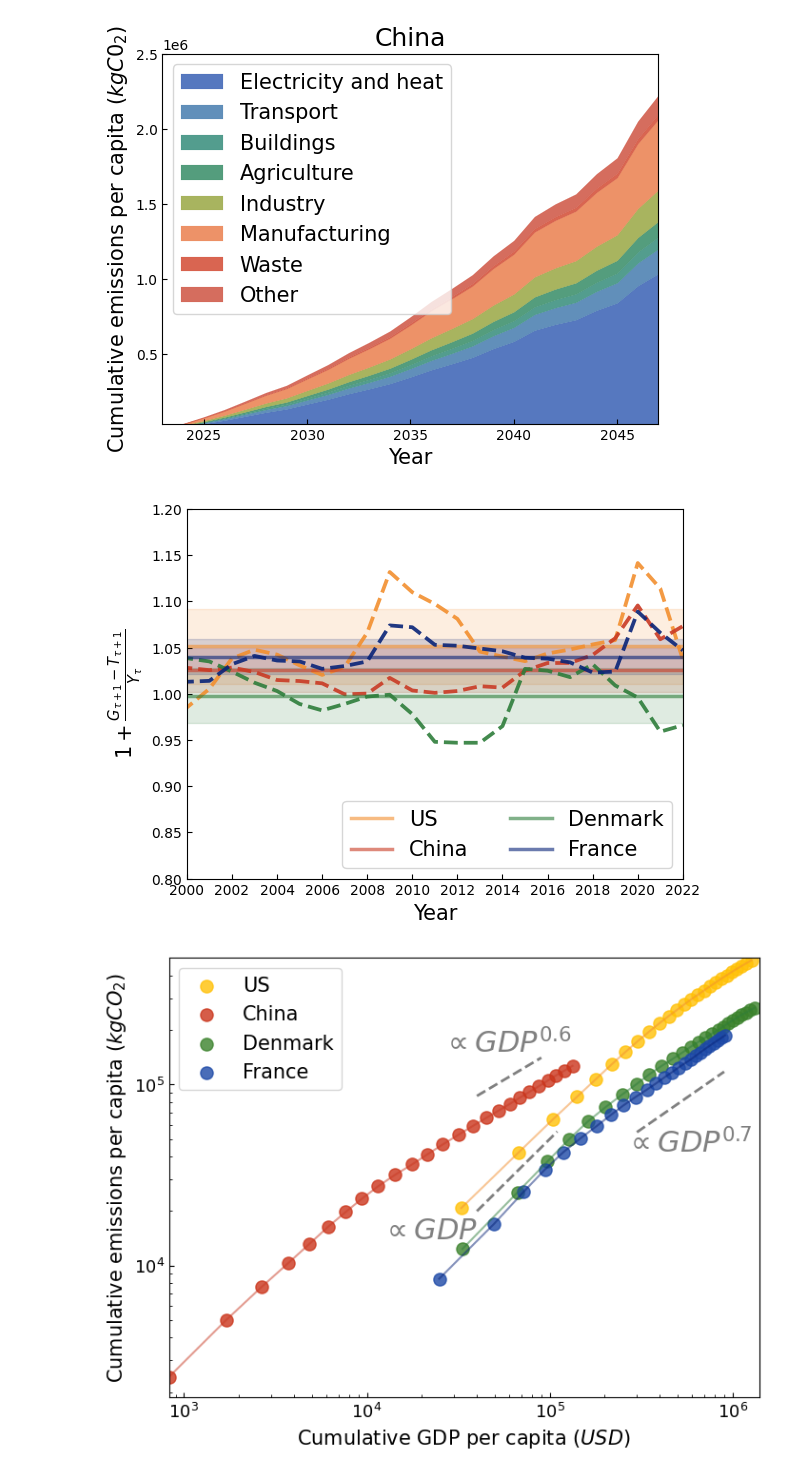
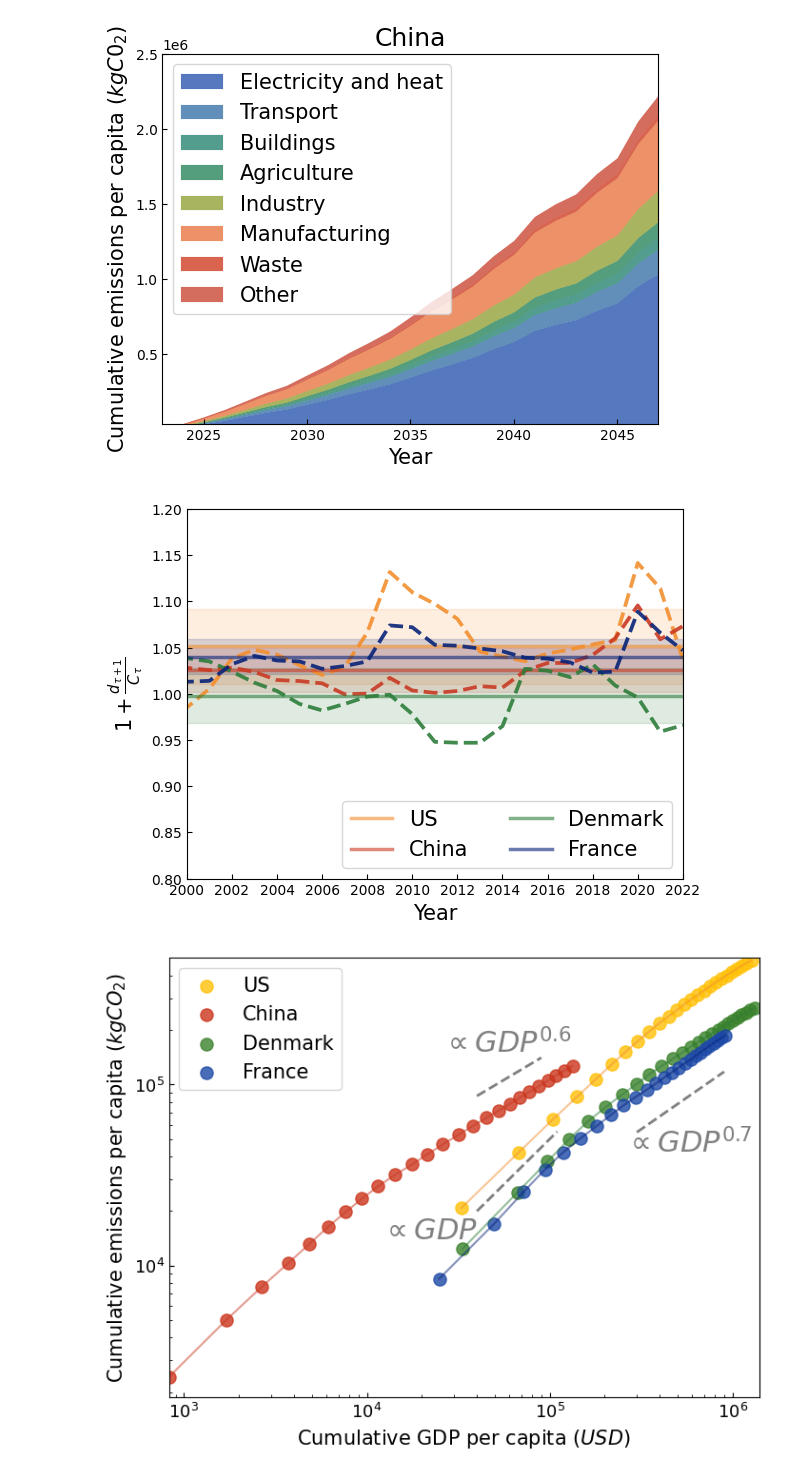
Before and after one commit to barnabeledoux/Gambling-with-carbon, a Jupyter notebook: main_countries.ipynb, the cells around one changed output. Drawn from its saved outputs; the diff is of its cells as text; code cells hidden in the pictures.

```diff
--- a/main_countries.ipynb
+++ b/main_countries.ipynb
@@ -627,0 +629,32 @@ fig1.savefig(cd + r'/results/diffI_vs_tau.pdf')
+# %%
+def Itau(t, n):
+    return -eta*t**n
+
+def evoldelta(Tlist, r, n):
+    delta = []
+    dt = Tlist[1]-Tlist[0]
+    for t in Tlist:
+        fm1 = delta[-1] if t>0 else 0
+        delta.append(np.exp(-r)*(Itau(t,n)-Itau(t+dt,n))+np.exp(-r)*fm1)
+        #delta.append((np.exp(r*(t+dt))-1.)*(Itau(t,n)-Itau(t+dt,n))/(np.exp(r*(t+2*dt))-1.)-np.exp(r*(t+dt))*(np.exp(r) - 1.)*fm1/(np.exp(r*(t+2*dt))-1.) + fm1)
+    return delta
+
+fig1 = plt.figure(figsize=(6,4))
+ax1 = fig1.add_subplot(111)
+ax1.set_xlabel(r'$\tau$  (Years)', labelpad=0, fontsize=15)
+ax1.set_ylabel(r'$(\mathfrak{I}_{\tau}\left(\{C_{\tau}\}\right) - I(\tau))$ $(kgCO_2/USD)$', labelpad=-1, fontsize=15)
+
+tlist = range(200)
+r = 0.07
+nlist = [0.5, 0.75, 1., 1.25, 1.5]
+for i, n in enumerate(nlist):
+    ax1.plot(tlist, evoldelta(tlist, r, n), label=r'$n={}$'.format(n), c=cmapphase(i/(len(nlist)-1.)), lw=2.8, alpha=0.7)
+    #ax1.plot(tlist, n*eta*(np.array(tlist)**(n-1))/(np.exp(r)-1.), label=r'$n={}$'.format(n), c=cmapphase(i/(len(nlist)-1.)), lw=2.8, alpha=0.5, ls=':')
+ax1.legend(fontsize=15, loc='upper left')
+ax1.set_xlim(0,tlist[-1])
+#ax1.set_ylim(0,0.2)
+#ax1.set_xscale('log')
+ax1.set_yscale('log')
+print(eta/(np.exp(r)-1))
+
+fig1.savefig(cd + r'/results/diffI_decarboeff.pdf')
@@ -1203,35 +1239,35 @@ for n, country in enumerate(countries):
 
     # Rescale all lists to have the same size
     Emperyearlist = Emperyearlist[-duration:]
     GDPpercapitalist = GDPpercapitalist[-duration:]
     debtpercapitalist = debtpercapitalist[-duration:]
     poplist = poplist[-duration:]
     deficitpercapitalist = deficitpercapitalist[-duration:]
 
     gratelist = [GDPpercapitalist[i] / GDPpercapitalist[i - 1] for i in range(1, len(GDPpercapitalist))] #Growth rate list, from 1 to duration-1
     levlist = deficitpercapitalist / GDPpercapitalist + 1. #Leverage list, from 1 to duration-1
     rlist = np.array(gratelist) - 1. - deficitpercapitalist[1:] / GDPpercapitalist[1:] #Implicit growth rate list from 1 to duration-1
     rholist = np.array([(debtpercapitalist[i+1] - (levlist[i]-1)*GDPpercapitalist[i])/debtpercapitalist[i] for i in range(len(rlist)-1)]) #Interest rate list from 1 to duration-2
 
     ax1.plot(firstyear+tflist, levlist, lw = 2.7, alpha = 0.9, ls='--', c=cmapphase(n/4+0.05)) #Plot data
     ax1.plot(firstyear+tflist, [np.average(levlist) for _ in firstyear+tflist], lw = 2.5, alpha = 0.6, ls='-',
      c=cmapphase(n/4+0.05), label= 'US' if country == 'US' else str.upper(country[0]) + country[1:]) #Plot average
     ax1.fill_between(firstyear+tflist, [np.average(levlist)-np.std(levlist) for _ in firstyear+tflist],
      [np.average(levlist)+np.std(levlist) for _ in firstyear+tflist], alpha = 0.15, color=cmapphase(n/4+0.05)) #Plot standard deviation
 
 ylimmin, ylimmax = 0.8, 1.2
 ax1.set_xlim(firstyear + 2, 2022)
 ax1.set_ylim(ylimmin, ylimmax)
 
 ax1.legend(fontsize=15, loc='lower right', ncols = 2)
 ax1.set_xlabel(r'Year', fontsize=15)
-ax1.set_ylabel(r'$1+\frac{G_{\tau+1}-T_{\tau+1}}{Y_{\tau}}$', fontsize=15)
+ax1.set_ylabel(r'$1+\frac{d_{\tau+1}}{C_{\tau}}$', fontsize=15)
 ax1.margins(x=0)
 ax1.set_xticks([firstyear+i for i in range(2, duration+1, 2)])
 ax1.tick_params(direction='in', which='both')
 fig1.savefig(cd + '/results/primarydeficit_to_gdp_all.pdf')
 # %% [output]
-[figure, old version]
+[figure, new version]
 # %%
 ## Culative Emissions vs Cumulative GDP for all countries ##
 countries = ['US', 'china', 'denmark', 'france']
```
Also changed, not shown: parts of 2 cells of this notebook.
